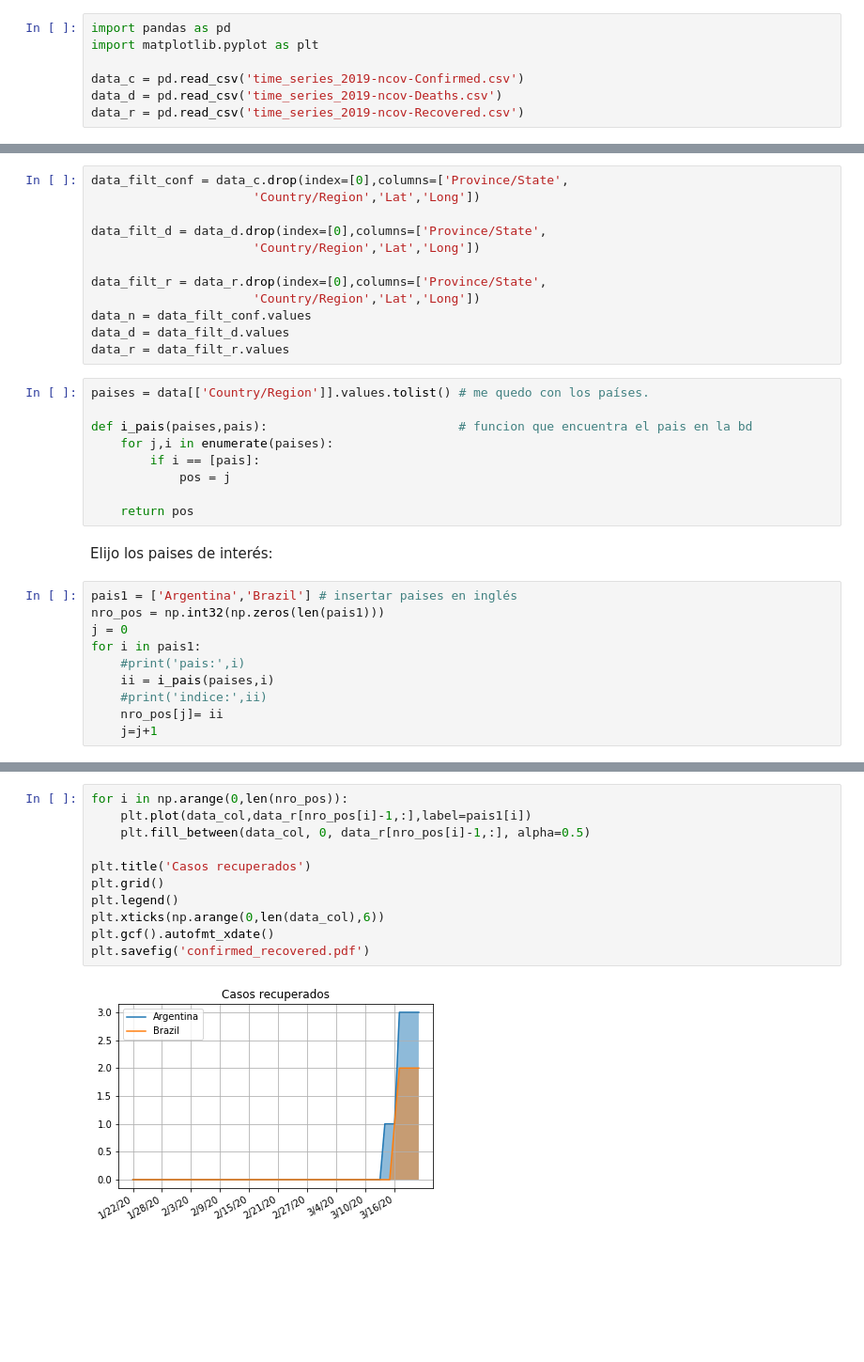
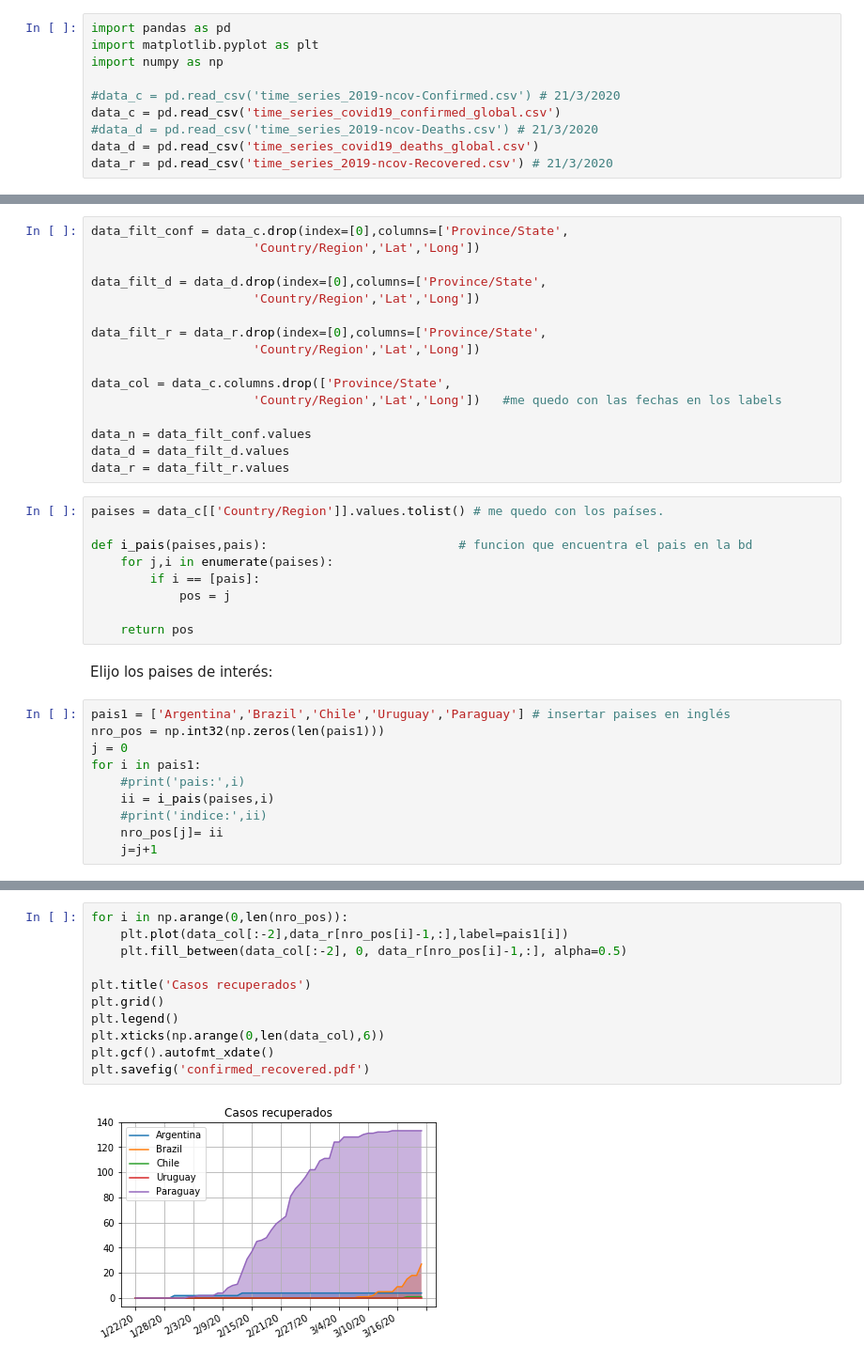
Before and after one commit to Geofgabriel/CoronaPlots, a Jupyter notebook: CoronaPlots.ipynb, the cells around one changed output, grey strips where cells are left out. Shown: that part at 94% size. Saved outputs shown, nothing was run; the diff lists cells and outputs as text; blank space fills up the shorter version.

```diff
--- a/CoronaPlots.ipynb
+++ b/CoronaPlots.ipynb
@@ -3,10 +3,13 @@ Link de los datos: https://data.humdata.org/dataset/novel-coronavirus-2019-ncov-
 # %%
 import pandas as pd
 import matplotlib.pyplot as plt
+import numpy as np
 
-data_c = pd.read_csv('time_series_2019-ncov-Confirmed.csv')
-data_d = pd.read_csv('time_series_2019-ncov-Deaths.csv')
-data_r = pd.read_csv('time_series_2019-ncov-Recovered.csv')
+#data_c = pd.read_csv('time_series_2019-ncov-Confirmed.csv') # 21/3/2020
+data_c = pd.read_csv('time_series_covid19_confirmed_global.csv')
+#data_d = pd.read_csv('time_series_2019-ncov-Deaths.csv') # 21/3/2020
+data_d = pd.read_csv('time_series_covid19_deaths_global.csv')
+data_r = pd.read_csv('time_series_2019-ncov-Recovered.csv') # 21/3/2020
 # %% [markdown]
 Reviso la información del archivo
 # %%
@@ -35,11 +38,15 @@ data_filt_d = data_d.drop(index=[0],columns=['Province/State',
 
 data_filt_r = data_r.drop(index=[0],columns=['Province/State',
                       'Country/Region','Lat','Long'])
+
+data_col = data_c.columns.drop(['Province/State',
+                      'Country/Region','Lat','Long'])   #me quedo con las fechas en los labels
+
 data_n = data_filt_conf.values
 data_d = data_filt_d.values
 data_r = data_filt_r.values
 # %%
-paises = data[['Country/Region']].values.tolist() # me quedo con los países.
+paises = data_c[['Country/Region']].values.tolist() # me quedo con los países.
 
 def i_pais(paises,pais):                          # funcion que encuentra el pais en la bd
     for j,i in enumerate(paises):
@@ -50,7 +57,7 @@ def i_pais(paises,pais):                          # funcion que encuentra el pai
 # %% [markdown]
 Elijo los paises de interés:
 # %%
-pais1 = ['Argentina','Brazil'] # insertar paises en inglés
+pais1 = ['Argentina','Brazil','Chile','Uruguay','Paraguay'] # insertar paises en inglés
 nro_pos = np.int32(np.zeros(len(pais1)))
 j = 0
 for i in pais1:
@@ -75,16 +82,16 @@ plt.savefig('confirmed_cases.pdf')
 # %%
 for i in np.arange(0,len(nro_pos)):
-    plt.plot(data_col,data_r[nro_pos[i]-1,:],label=pais1[i])
-    plt.fill_between(data_col, 0, data_r[nro_pos[i]-1,:], alpha=0.5)
+    plt.plot(data_col[:-2],data_r[nro_pos[i]-1,:],label=pais1[i])
+    plt.fill_between(data_col[:-2], 0, data_r[nro_pos[i]-1,:], alpha=0.5)
 
 plt.title('Casos recuperados')
 plt.grid()
 plt.legend()
 plt.xticks(np.arange(0,len(data_col),6))
 plt.gcf().autofmt_xdate()
 plt.savefig('confirmed_recovered.pdf')
 # %% [output]
-[figure, old version]
+[figure, new version]
 # %%
 for i in np.arange(0,len(nro_pos)):
     plt.plot(data_col,data_d[nro_pos[i]-1,:],label=pais1[i])
```
Also changed, not shown: parts of 3 cells of this notebook, 5 other files.
